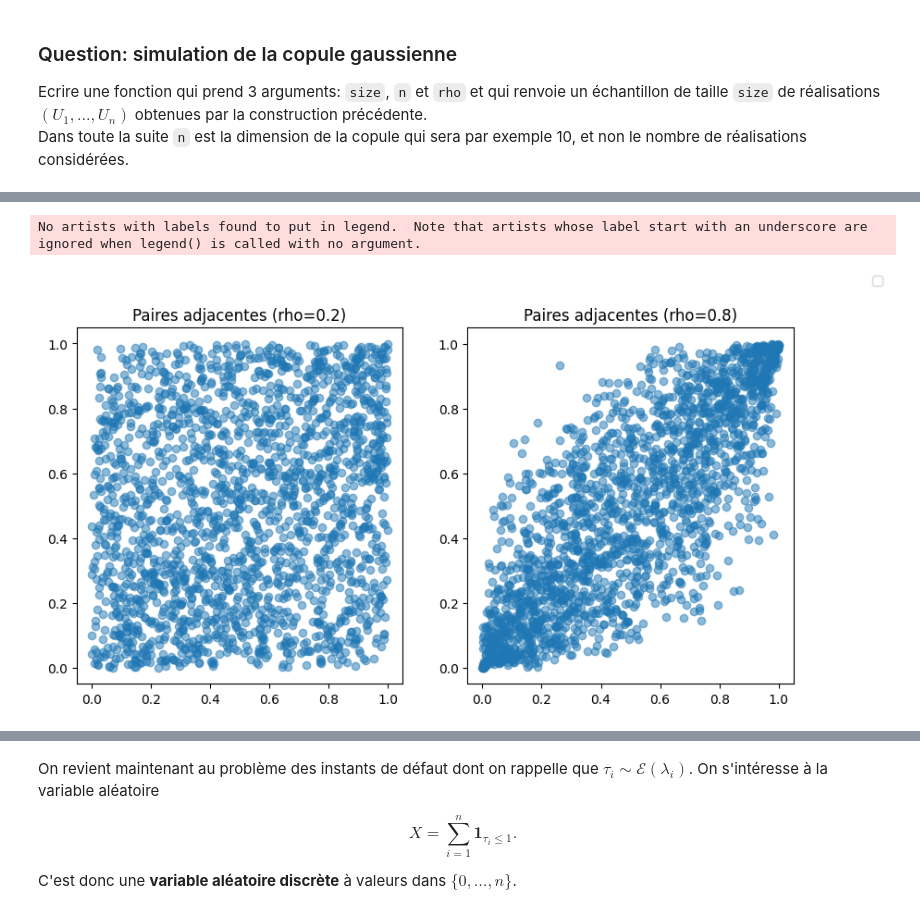
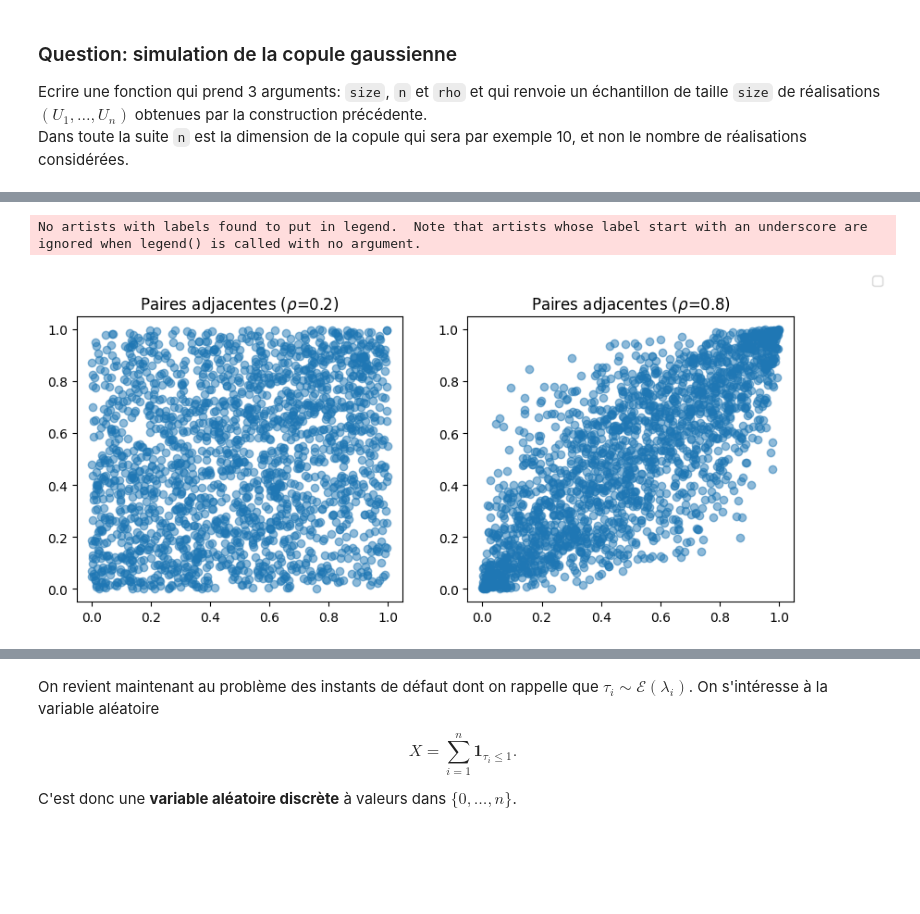
Before and after one commit to RoxaneC/M1-MATHS, a Jupyter notebook: Probabilités_Numériques/TP2/TP2 Sujet.ipynb, the cells around one changed output, grey strips where cells are left out. Drawn from its saved outputs; the diff is of its cells as text; code cells hidden in the pictures; blank space fills up the shorter version.

```diff
--- a/Probabilités_Numériques/TP2/TP2 Sujet.ipynb
+++ b/Probabilités_Numériques/TP2/TP2 Sujet.ipynb
@@ -31,11 +31,9 @@ rng = default_rng()
 Ecrire une fonction qui prend 3 arguments: `size`, `n` et `rho` et qui renvoie un échantillon de taille `size` de réalisations $(U_1,\dots,U_n)$ obtenues par la construction précédente.
 Dans toute la suite `n` est la dimension de la copule qui sera par exemple 10, et non le nombre de réalisations considérées.
 # %%
-import math
-
 def copule_gauss(size : int, n : int, rho : float):
     G = rng.standard_normal(size=(n+1,size))
-    U = stats.norm.cdf(math.sqrt(rho)*G[0] + math.sqrt(1-rho)*G[1:])
+    U = stats.norm.cdf(np.sqrt(rho)*G[0] + np.sqrt(1-rho)*G[1:])
     return U
 # %% [markdown]
 ### Question: représentation de la copule gaussienne
@@ -48,24 +46,24 @@ Compléter ce tracé en vérifiant graphiquement que la loi empirique de chaque
 # %%
 # paramètres
 M = 2000
 dim = 2
 rho1 = 0.2
 rho2 = 0.8
 
 # realisation des copules
 sample_u_copule1 = copule_gauss(M, dim, rho1)
 sample_u_copule2 = copule_gauss(M, dim, rho2)
 
-fig, axs = plt.subplots(1,2, figsize=(10,5))
+fig, axs = plt.subplots(1,2, figsize=(10,4))
 
 axs[0].scatter(sample_u_copule1[:-1], sample_u_copule1[1:], alpha=0.5)
-axs[0].set_title(f'Paires adjacentes (rho={rho1})')
+axs[0].set_title(fr'Paires adjacentes ($\rho$={rho1})')
 
 axs[1].scatter(sample_u_copule2[:-1], sample_u_copule2[1:], alpha=0.5)
-axs[1].set_title(f'Paires adjacentes (rho={rho2})')
+axs[1].set_title(fr'Paires adjacentes ($\rho$={rho2})')
 
 fig.legend()
 fig.show()
 # %% [output]
 No artists with labels found to put in legend.  Note that artists whose label start with an underscore are ignored when legend() is called with no argument.
-[figure, old version]
+[figure, new version]
```
Also changed, not shown: parts of 5 cells of this notebook, 2 other files.
